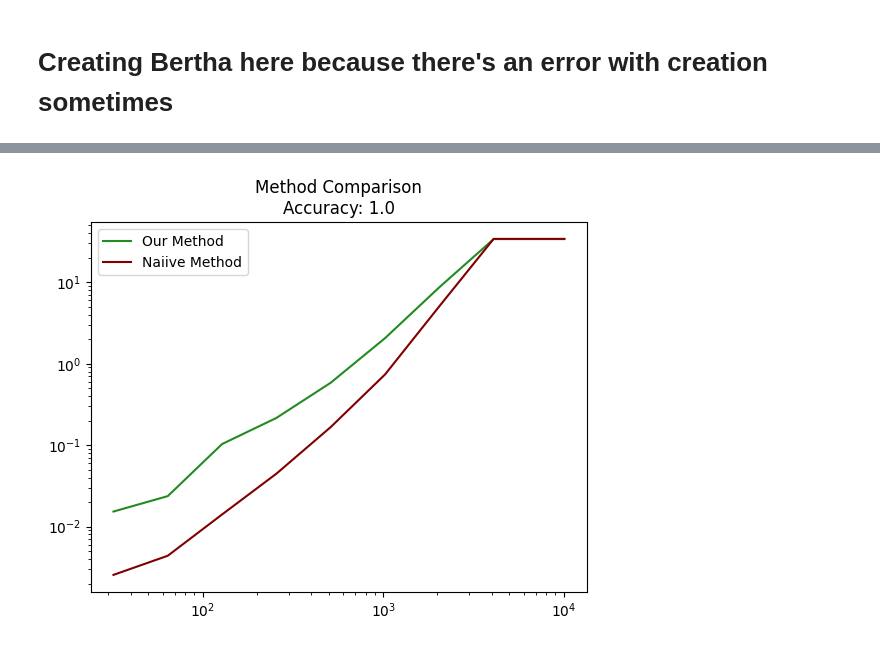
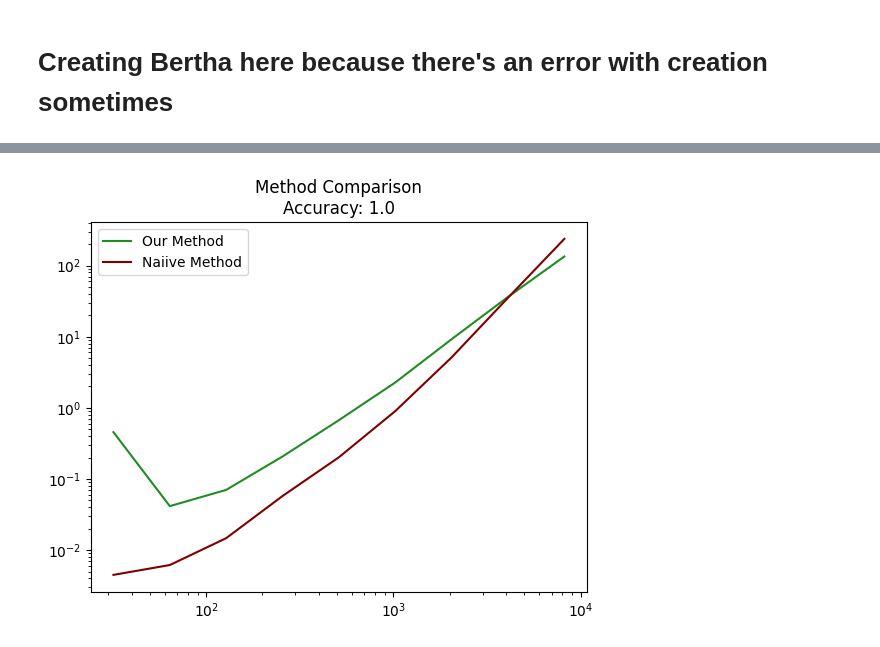
Before and after one commit to BismarkPrime/EquitablePartitions, a Jupyter notebook: Jupyter_notebooks/Speed_Test.ipynb, the cells around one changed output, grey strips where cells are left out. Cells and saved outputs as stored; diff of their text form; code cells hidden in the pictures.

```diff
--- a/Jupyter_notebooks/Speed_Test.ipynb
+++ b/Jupyter_notebooks/Speed_Test.ipynb
@@ -14,4 +15,2 @@ import pstats
 # %% [markdown]
 # Creating Bertha here because there's an error with creation sometimes
-# %%
-G = graphs.GenBertha()
@@ -20,7 +17,7 @@ TypeError: GenBertha() missing 1 required positional argument: 'size'
 # %%
 
 #sizes = list(set([int(2**i) for i in np.linspace(1,14,100)]))
-sizes = 2**np.arange(5,13)
+sizes = 2**np.arange(5,14)
 prog = tqdm(sizes,total = len(sizes))
 berthas = {}
 
@@ -33,7 +30,7 @@ for i in prog:
         print(f"failed for size {i}")
     prog.update()
 # %%
-def DuelOfMethods(bertha):
+def DuelOfMethods(bertha,verbose=False):
     """compares networkx's normal eigenvalue catching method to our method
     PARAMETERS:
         size (int): how big of graph you want to compare with
@@ -50,7 +47,7 @@ def DuelOfMethods(bertha):
 
     # our method
     start = pc()
-    our_spec = ep_utils.GetSpectrumFromLEPs(bertha)
+    our_spec = ep_utils.GetSpectrumFromLEPs(bertha,verbose=verbose)
     end = pc()
     our_time = end-start
 
@@ -69,9 +66,9 @@ acc_count = []
 progress_bar = tqdm(sizes,total=len(sizes))
 
 for size in progress_bar:
-    print(size)
+    print(f"For Bertha of size: {size}")
     us, them, peter, acc = 0, 0, 0, 0
-    iters = 4
+    iters = 2
     for i in range(iters):
         us_i, them_i, acc_i = DuelOfMethods(berthas[size])
         us, them, acc = us+us_i, them+them_i, acc+acc_i
@@ -210,16 +90,16 @@ for power in np.linspace(1,3,25):
 # %%
 piece = 100
-plt.loglog(list(sizes) + [10100],our_times + [us],'-',color='forestgreen',label="Our Method")
-plt.loglog(list(sizes) + [10100],their_times + [them],'-',color='maroon',label='Naiive Method')
+plt.loglog(list(sizes),our_times,'-',color='forestgreen',label="Our Method")
+plt.loglog(list(sizes),their_times,'-',color='maroon',label='Naiive Method')
 #plt.loglog(sizes,p(size_list),'-',color='midnightblue',label='Polynomial Regression (squared)')
 #plt.loglog(sizes,p1(size_list),'-',color='chartreuse',label='Their Polynomial Regression (cubed)')
 
 plt.title(f"Method Comparison\nAccuracy: {np.sum(acc_count)/len(acc_count)}")
 plt.legend()
+plt.savefig('Speed_comp.png')
 plt.show()
-#plt.save('Speed_comp.png')
 # %% [output]
-[figure, old version]
+[figure, new version]
 # %%
 #bertha = graphs.GenBertha(1000)
 #profile.run("ep_utils.GetSpectrumFromLEPs(bertha)")
```
Also changed, not shown: parts of 10 cells of this notebook, 3 other files.
